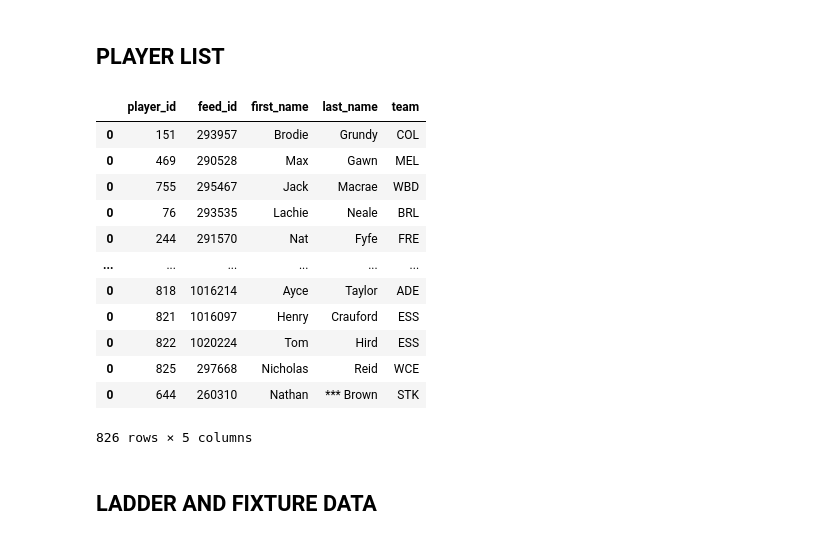
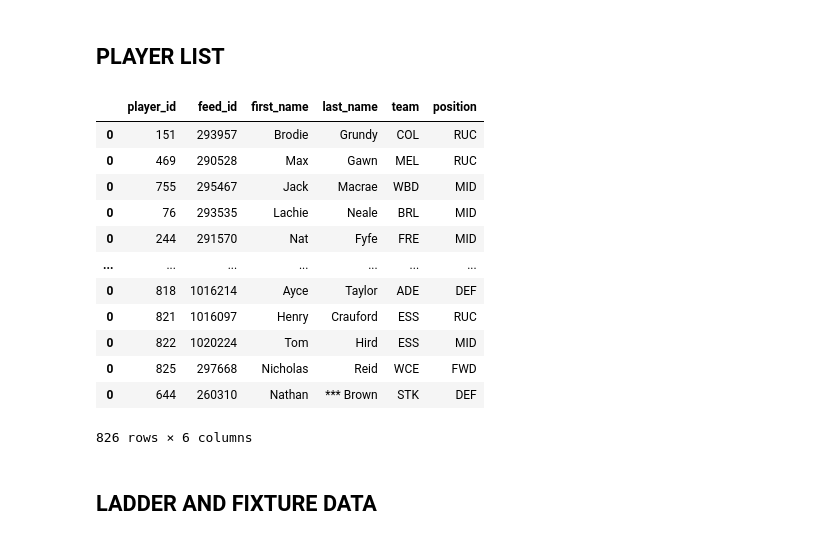
Before and after one commit to mark-richards/sc-player-data, a Jupyter notebook: scrape-sc.ipynb, the cells around one changed output. Saved outputs shown, nothing was run; the diff lists cells and outputs as text; code cells hidden in the pictures.

```diff
--- a/scrape-sc.ipynb
+++ b/scrape-sc.ipynb
@@ -32,36 +34,48 @@ headers = {
 # %% [markdown]
 ## PLAYER LIST
+# %%
+def get_position_from_json(positions):
+    positions_string = ''
+    for position in positions:
+        if len(positions_string) > 0:
+            positions_string = positions_string + ' ' + position['position']
+        else:
+            positions_string = positions_string + position['position']
+    return positions_string
 # %%
-s = session.get("https://supercoach.heraldsun.com.au/2020/api/afl/draft/v1/players-cf", headers=headers)
+s = session.get("https://supercoach.heraldsun.com.au/2020/api/afl/draft/v1/players-cf?embed=positions", headers=headers)
 player_json = json.loads(s.text)
 df_player_list = pd.DataFrame()
 
 for player in player_json:
+    positions_string = get_position_from_json(player['positions'])
     df_line = pd.DataFrame(
         {
             'player_id': [player['id']],
             'feed_id': [player['feed_id']],
             'first_name': [player['first_name']],
             'last_name': [player['last_name']],
-            'team': [player['team']['abbrev']]
+            'team': [player['team']['abbrev']],
+            'position': [pos for pos in [player['positions']]],
+            'position': positions_string
         }
     )
     df_player_list = pd.concat([df_player_list, df_line])
 df_player_list
 # %% [output]
-|  | player_id | feed_id | first_name | last_name | team |
-| 0 | 151 | 293957 | Brodie | Grundy | COL |
-| 0 | 469 | 290528 | Max | Gawn | MEL |
-| 0 | 755 | 295467 | Jack | Macrae | WBD |
-| 0 | 76 | 293535 | Lachie | Neale | BRL |
-| 0 | 244 | 291570 | Nat | Fyfe | FRE |
-| ... | ... | ... | ... | ... | ... |
-| 0 | 818 | 1016214 | Ayce | Taylor | ADE |
-| 0 | 821 | 1016097 | Henry | Crauford | ESS |
-| 0 | 822 | 1020224 | Tom | Hird | ESS |
-| 0 | 825 | 297668 | Nicholas | Reid | WCE |
-| 0 | 644 | 260310 | Nathan | *** Brown | STK |
+|  | player_id | feed_id | first_name | last_name | team | position |
+| 0 | 151 | 293957 | Brodie | Grundy | COL | RUC |
+| 0 | 469 | 290528 | Max | Gawn | MEL | RUC |
+| 0 | 755 | 295467 | Jack | Macrae | WBD | MID |
+| 0 | 76 | 293535 | Lachie | Neale | BRL | MID |
+| 0 | 244 | 291570 | Nat | Fyfe | FRE | MID |
+| ... | ... | ... | ... | ... | ... | ... |
+| 0 | 818 | 1016214 | Ayce | Taylor | ADE | DEF |
+| 0 | 821 | 1016097 | Henry | Crauford | ESS | RUC |
+| 0 | 822 | 1020224 | Tom | Hird | ESS | MID |
+| 0 | 825 | 297668 | Nicholas | Reid | WCE | FWD |
+| 0 | 644 | 260310 | Nathan | *** Brown | STK | DEF |
-826 rows × 5 columns
+826 rows × 6 columns
 # %% [markdown]
 ## LADDER AND FIXTURE DATA
 # %%
```
Also changed, not shown: parts of 14 cells of this notebook, 31 other files.
